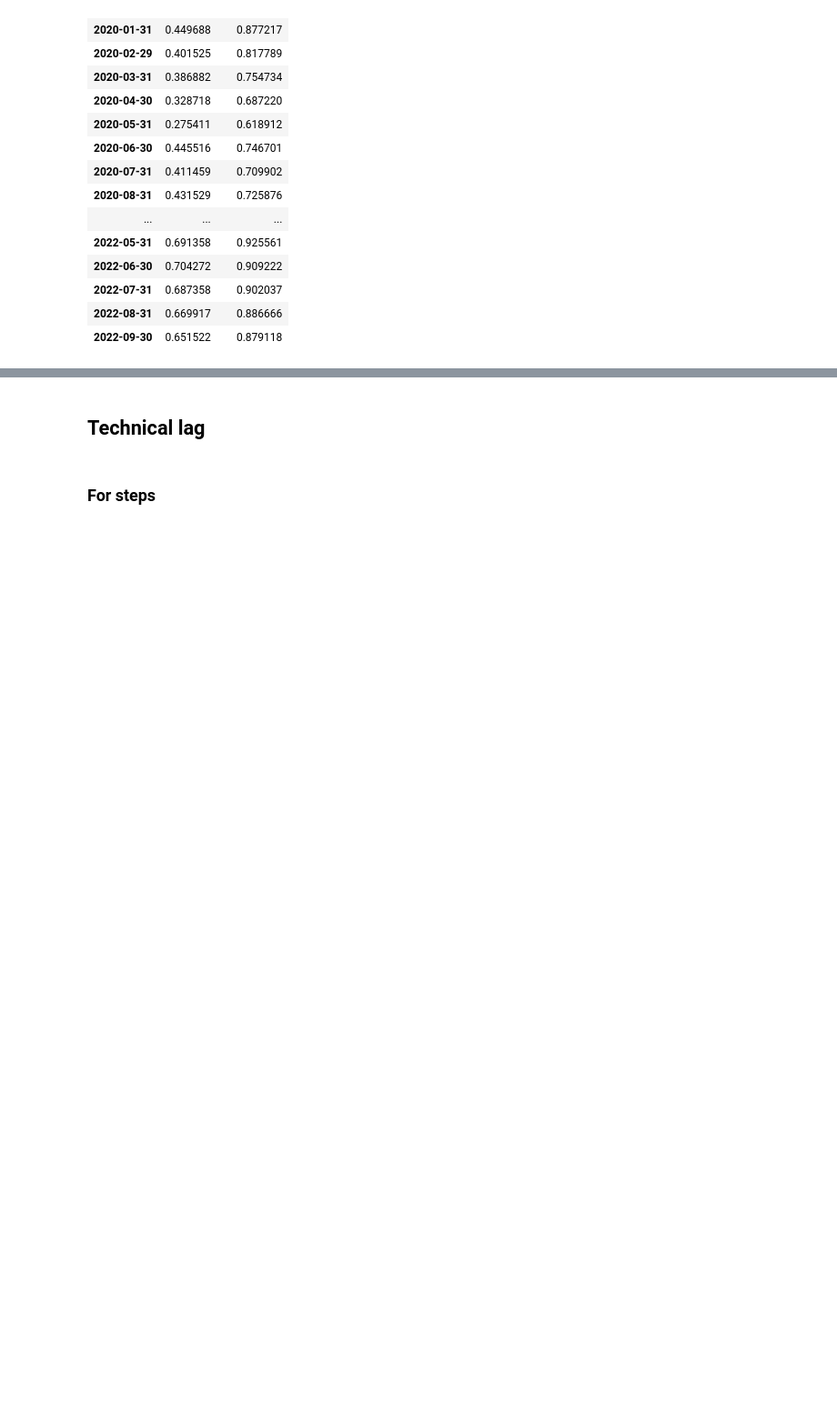
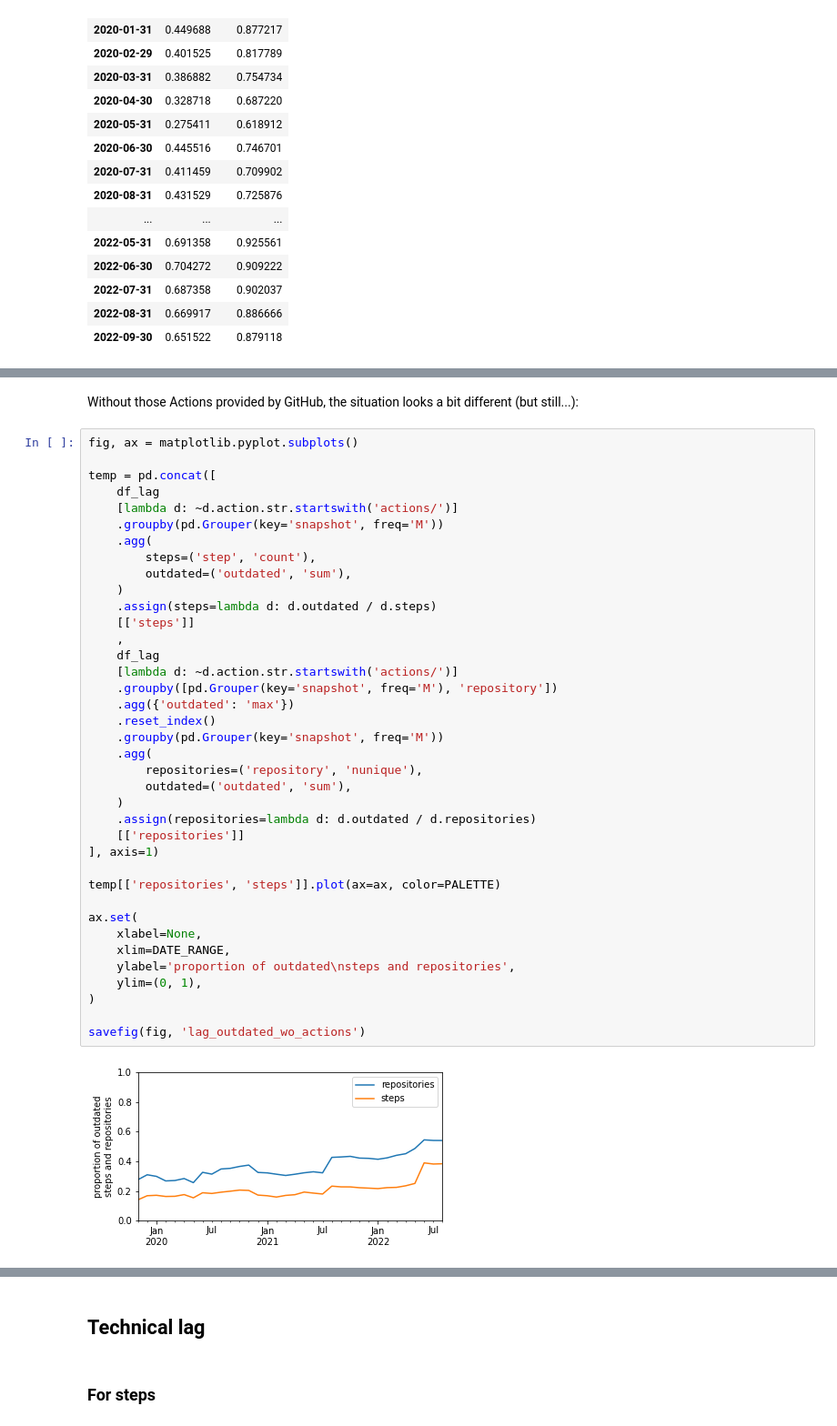
Before and after one commit to AlexandreDecan/secos-ghalag, a Jupyter notebook: notebooks/Technical lag.ipynb, the cells around one changed output, grey strips where cells are left out. Shown: that part at 91% size. Cells and saved outputs as stored; diff of their text form; blank space fills up the shorter version.

```diff
--- a/notebooks/Technical lag.ipynb
+++ b/notebooks/Technical lag.ipynb
@@ -135,0 +193,42 @@ temp
+# %% [markdown]
+Without those Actions provided by GitHub, the situation looks a bit different (but still...):
+# %%
+fig, ax = matplotlib.pyplot.subplots()
+
+temp = pd.concat([
+    df_lag
+    [lambda d: ~d.action.str.startswith('actions/')]
+    .groupby(pd.Grouper(key='snapshot', freq='M'))
+    .agg(
+        steps=('step', 'count'),
+        outdated=('outdated', 'sum'),
+    )
+    .assign(steps=lambda d: d.outdated / d.steps)
+    [['steps']]
+    ,
+    df_lag
+    [lambda d: ~d.action.str.startswith('actions/')]
+    .groupby([pd.Grouper(key='snapshot', freq='M'), 'repository'])
+    .agg({'outdated': 'max'})
+    .reset_index()
+    .groupby(pd.Grouper(key='snapshot', freq='M'))
+    .agg(
+        repositories=('repository', 'nunique'),
+        outdated=('outdated', 'sum'),
+    )
+    .assign(repositories=lambda d: d.outdated / d.repositories)
+    [['repositories']]
+], axis=1)
+
+temp[['repositories', 'steps']].plot(ax=ax, color=PALETTE)
+
+ax.set(
+    xlabel=None,
+    xlim=DATE_RANGE,
+    ylabel='proportion of outdated\nsteps and repositories',
+    ylim=(0, 1),
+)
+
+savefig(fig, 'lag_outdated_wo_actions')
+# %% [output]
+[figure, added]
```
Also changed, not shown: parts of 41 cells of this notebook.
